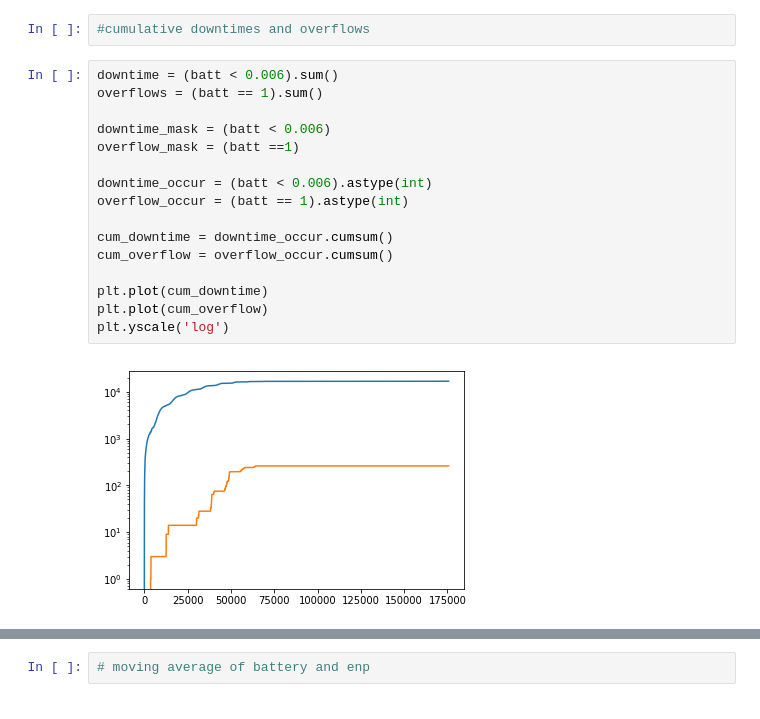
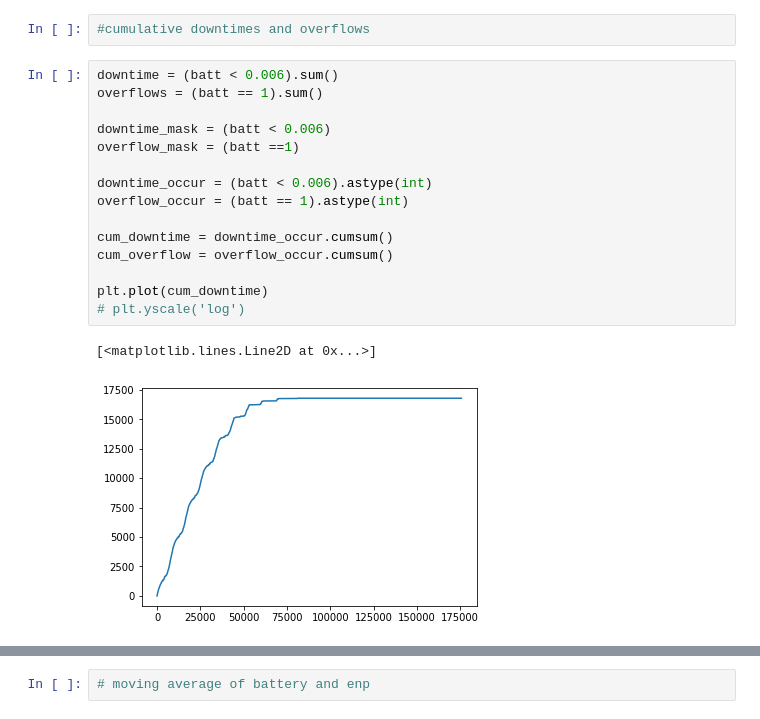
Before and after one commit to 5mali/acs-exp, a Jupyter notebook: beno_fig.ipynb, the cells around one changed output, grey strips where cells are left out. Saved outputs shown, nothing was run; the diff lists cells and outputs as text.

```diff
--- a/beno_fig.ipynb
+++ b/beno_fig.ipynb
@@ -24,18 +24,18 @@ fcast = states[:,3]
 # %%
 downtime = (batt < 0.006).sum()
 overflows = (batt == 1).sum()
 
 downtime_mask = (batt < 0.006)
 overflow_mask = (batt ==1)
 
 downtime_occur = (batt < 0.006).astype(int)
 overflow_occur = (batt == 1).astype(int)
 
 cum_downtime = downtime_occur.cumsum()
 cum_overflow = overflow_occur.cumsum()
 
 plt.plot(cum_downtime)
-plt.plot(cum_overflow)
-plt.yscale('log')
+# plt.yscale('log')
 # %% [output]
+[<matplotlib.lines.Line2D at 0x...>]
-[figure, old version]
+[figure, new version]
```
Also changed, not shown: parts of 1 cell of this notebook, 4 other files.
